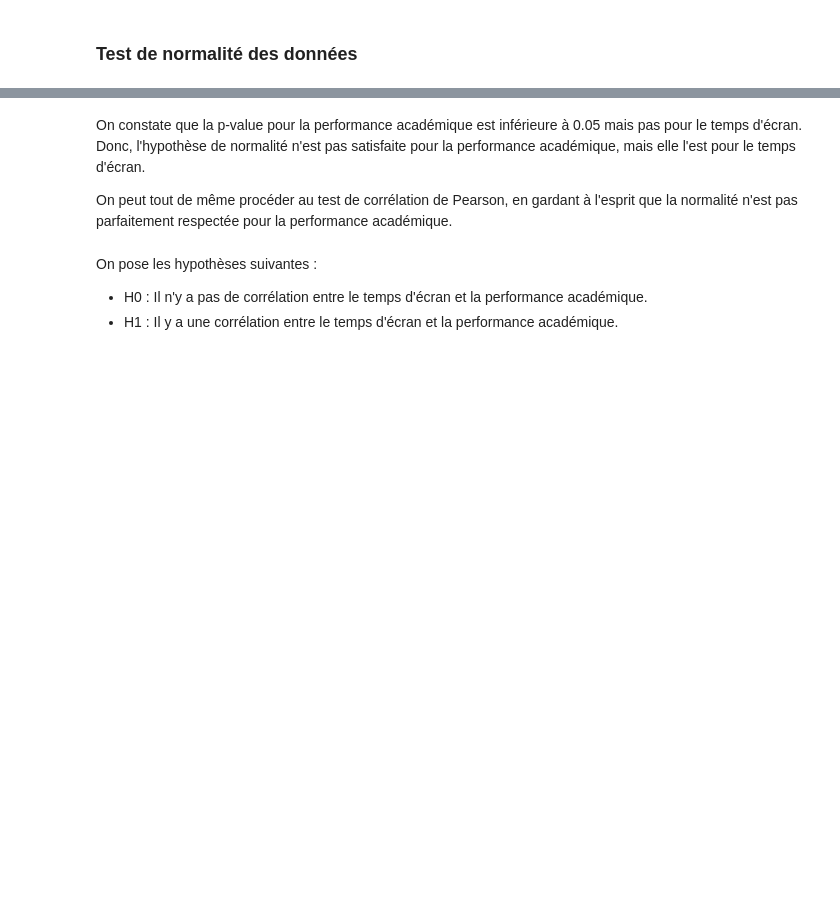
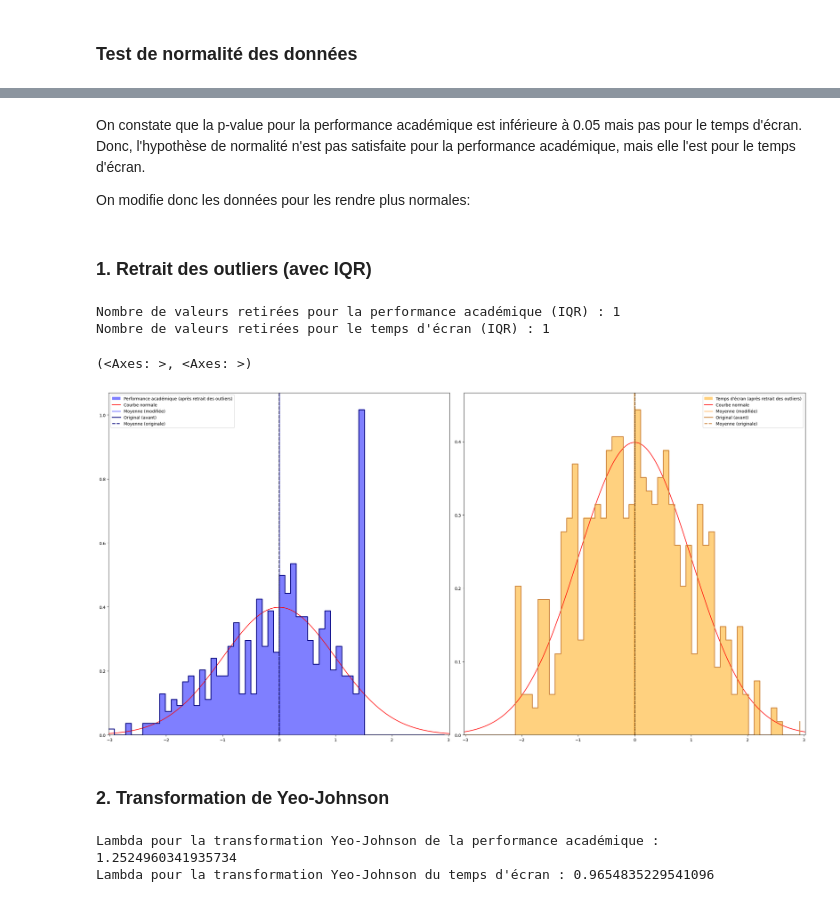
Before and after one commit to PaulHaardt/Projet-Stats, a Jupyter notebook: Paul.ipynb, the cells around one changed output, grey strips where cells are left out. Cells and saved outputs as stored; diff of their text form; code cells hidden in the pictures; blank space fills up the shorter version.

```diff
--- a/Paul.ipynb
+++ b/Paul.ipynb
@@ -98,8 +133,49 @@ Voici les résultats des tests de normalité de Shapiro-Wilk pour les deux varia
 # %% [markdown]
 On constate que la p-value pour la performance académique est inférieure à 0.05 mais pas pour le temps d'écran. Donc, l'hypothèse de normalité n'est pas satisfaite pour la performance académique, mais elle l'est pour le temps d'écran.
 
-On peut tout de même procéder au test de corrélation de Pearson, en gardant à l'esprit que la normalité n'est pas parfaitement respectée pour la performance académique.
+On modifie donc les données pour les rendre plus normales:
-# %% [markdown]
-On pose les hypothèses suivantes :
-- H0 : Il n'y a pas de corrélation entre le temps d'écran et la performance académique.
-- H1 : Il y a une corrélation entre le temps d'écran et la performance académique.
+# %% [markdown]
+### 1. Retrait des outliers (avec IQR)
+# %%
+# Retrait des outliers avec IQR
+length_before_academic = len(academic_performance)
+length_before_screen = len(screen_time)
+
+Q1_ac = np.percentile(academic_performance, 25)
+Q3_ac = np.percentile(academic_performance, 75)
+IQR_ac = Q3_ac - Q1_ac
+
+Q1_st = np.percentile(screen_time, 25)
+Q3_st = np.percentile(screen_time, 75)
+IQR_st = Q3_st - Q1_st
+
+factor = 1.5  # Utilisation d'un facteur plus grand pour la performance académique
+
+academic_performance = academic_performance[(academic_performance >= Q1_ac - factor * IQR_ac) & (academic_performance <= Q3_ac + factor * IQR_ac)]
+screen_time = screen_time[(screen_time >= Q1_st - factor * IQR_st) & (screen_time <= Q3_st + factor * IQR_st)]
+
+print(f"Nombre de valeurs retirées pour la performance académique (IQR) : {length_before_academic - len(academic_performance)}")
+print(f"Nombre de valeurs retirées pour le temps d'écran (IQR) : {length_before_screen - len(screen_time)}")
+# %% [output]
+Nombre de valeurs retirées pour la performance académique (IQR) : 1
+Nombre de valeurs retirées pour le temps d'écran (IQR) : 1
+# %%
+plot_histograms(academic_performance, screen_time,
+                label1="Performance académique (après retrait des outliers)",
+                label2="Temps d'écran (après retrait des outliers)")
+# %% [output]
+(<Axes: >, <Axes: >)
+[figure, added]
+# %% [markdown]
+### 2. Transformation de Yeo-Johnson
+# %%
+
+# Yeo-Johnson transformation
+academic_performance, lambda_academic = stats.yeojohnson(academic_performance.dropna())
+screen_time, lambda_screen = stats.yeojohnson(screen_time.dropna())
+
+print(f"Lambda pour la transformation Yeo-Johnson de la performance académique : {lambda_academic}")
+print(f"Lambda pour la transformation Yeo-Johnson du temps d'écran : {lambda_screen}")
+# %% [output]
+Lambda pour la transformation Yeo-Johnson de la performance académique : 1.2524960341935734
+Lambda pour la transformation Yeo-Johnson du temps d'écran : 0.9654835229541096
```
Also changed, not shown: parts of 50 cells of this notebook, 3 other files.
